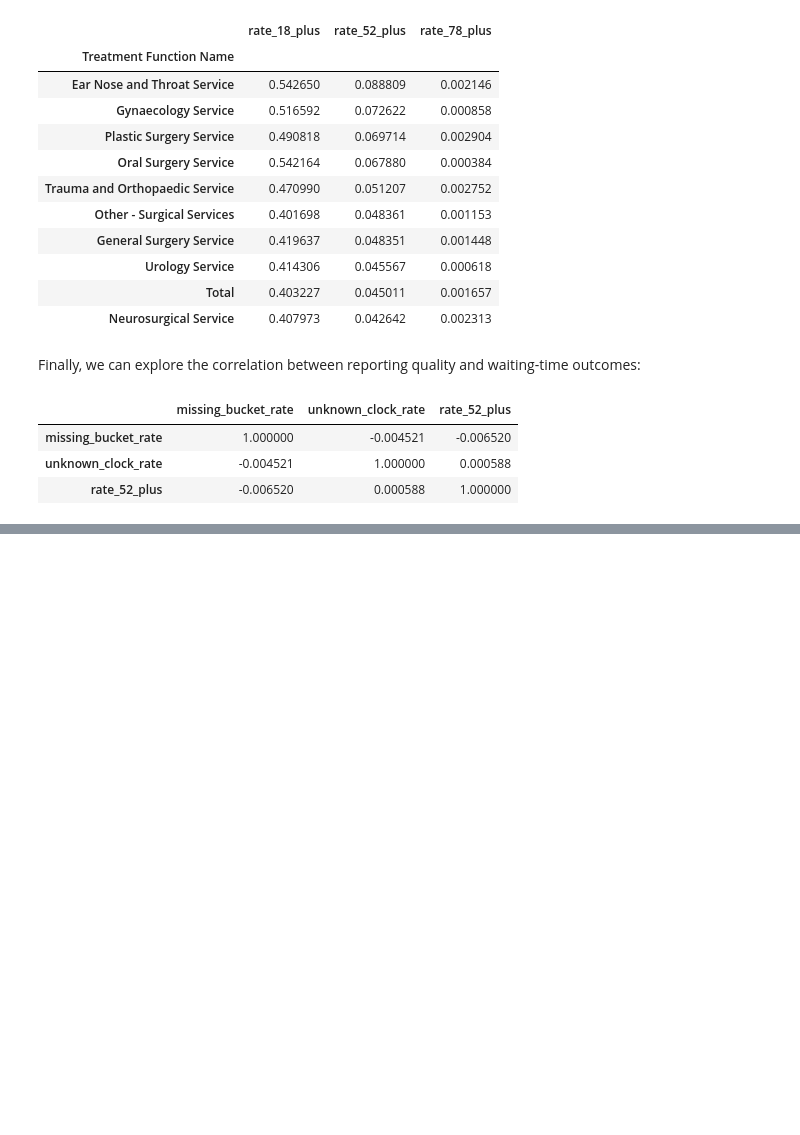
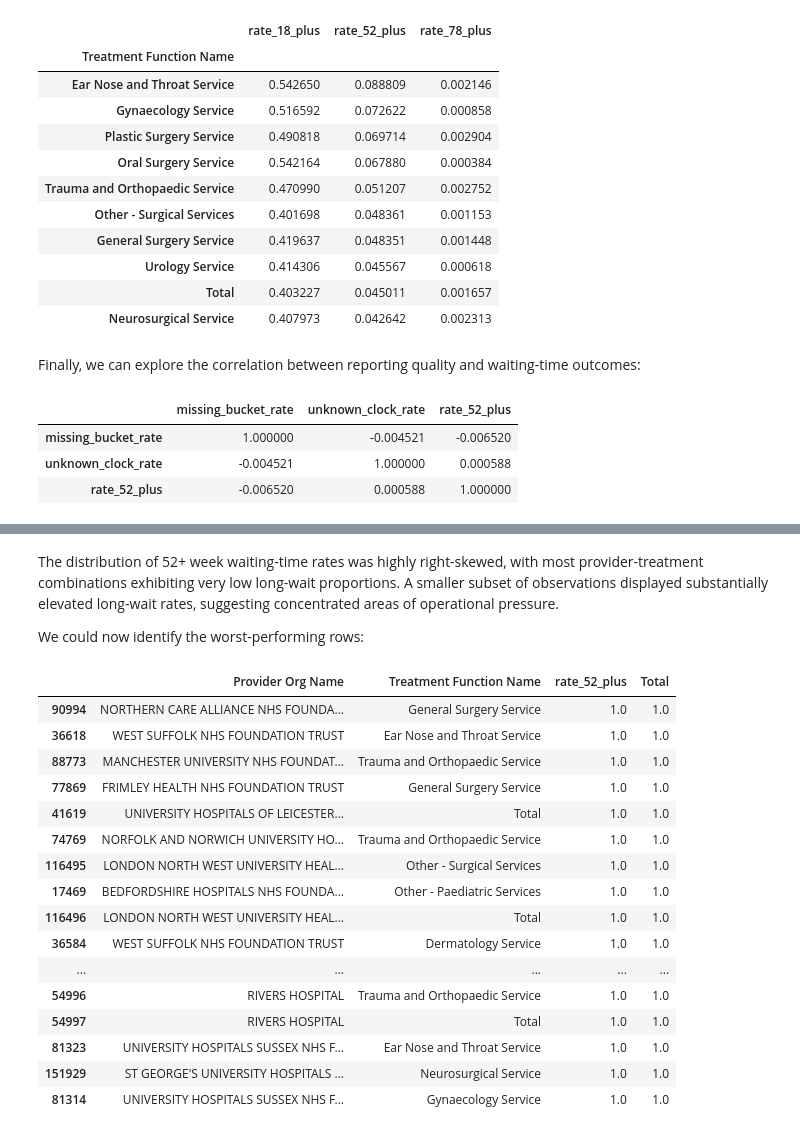
Before and after one commit to MeganRichards1/nhs-waiting-times-analysis, a Jupyter notebook: notebooks/project_analysis.ipynb, the cells around one changed output, grey strips where cells are left out. Cells and saved outputs as stored; diff of their text form; code cells hidden in the pictures; blank space fills up the shorter version.

```diff
--- a/notebooks/project_analysis.ipynb
+++ b/notebooks/project_analysis.ipynb
@@ -488,0 +537,32 @@ analysis_df[[
+# %% [markdown]
+The distribution of 52+ week waiting-time rates was highly right-skewed, with most provider-treatment combinations exhibiting very low long-wait proportions. A smaller subset of observations displayed substantially elevated long-wait rates, suggesting concentrated areas of operational pressure.
+
+We could now identify the worst-performing rows:
+# %%
+analysis_df[[
+    "Provider Org Name",
+    "Treatment Function Name",
+    "rate_52_plus",
+    "Total"
+]].sort_values(
+    "rate_52_plus",
+    ascending=False
+).head(20)
+# %% [output]
+|  | Provider Org Name | Treatment Function Name | rate_52_plus | Total |
+| 90994 | NORTHERN CARE ALLIANCE NHS FOUNDA... | General Surgery Service | 1.0 | 1.0 |
+| 36618 | WEST SUFFOLK NHS FOUNDATION TRUST | Ear Nose and Throat Service | 1.0 | 1.0 |
+| 88773 | MANCHESTER UNIVERSITY NHS FOUNDAT... | Trauma and Orthopaedic Service | 1.0 | 1.0 |
+| 77869 | FRIMLEY HEALTH NHS FOUNDATION TRUST | General Surgery Service | 1.0 | 1.0 |
+| 41619 | UNIVERSITY HOSPITALS OF LEICESTER... | Total | 1.0 | 1.0 |
+| 74769 | NORFOLK AND NORWICH UNIVERSITY HO... | Trauma and Orthopaedic Service | 1.0 | 1.0 |
+| 116495 | LONDON NORTH WEST UNIVERSITY HEAL... | Other - Surgical Services | 1.0 | 1.0 |
+| 17469 | BEDFORDSHIRE HOSPITALS NHS FOUNDA... | Other - Paediatric Services | 1.0 | 1.0 |
+| 116496 | LONDON NORTH WEST UNIVERSITY HEAL... | Total | 1.0 | 1.0 |
+| 36584 | WEST SUFFOLK NHS FOUNDATION TRUST | Dermatology Service | 1.0 | 1.0 |
+| ... | ... | ... | ... | ... |
+| 54996 | RIVERS HOSPITAL | Trauma and Orthopaedic Service | 1.0 | 1.0 |
+| 54997 | RIVERS HOSPITAL | Total | 1.0 | 1.0 |
+| 81323 | UNIVERSITY HOSPITALS SUSSEX NHS F... | Ear Nose and Throat Service | 1.0 | 1.0 |
+| 151929 | ST GEORGE'S UNIVERSITY HOSPITALS ... | Neurosurgical Service | 1.0 | 1.0 |
+| 81314 | UNIVERSITY HOSPITALS SUSSEX NHS F... | Gynaecology Service | 1.0 | 1.0 |
```
Also changed, not shown: parts of 9 cells of this notebook.
